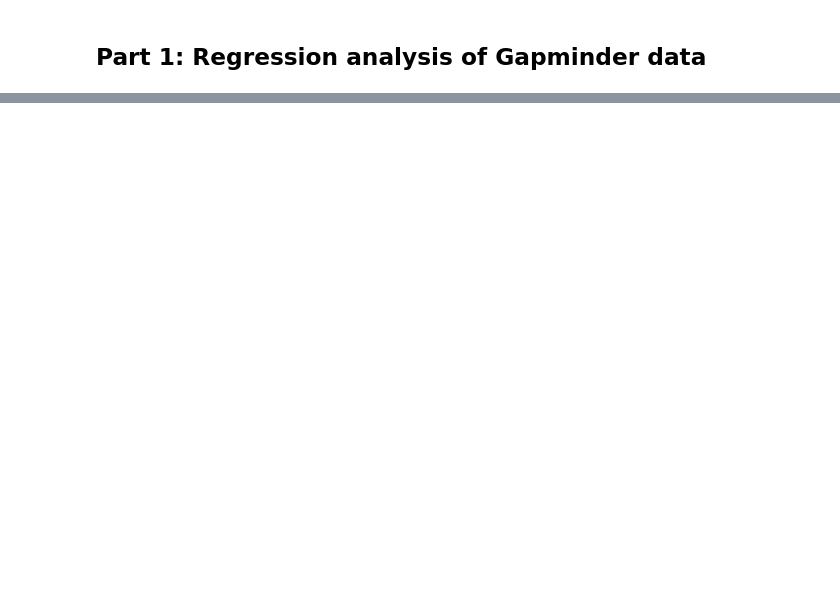
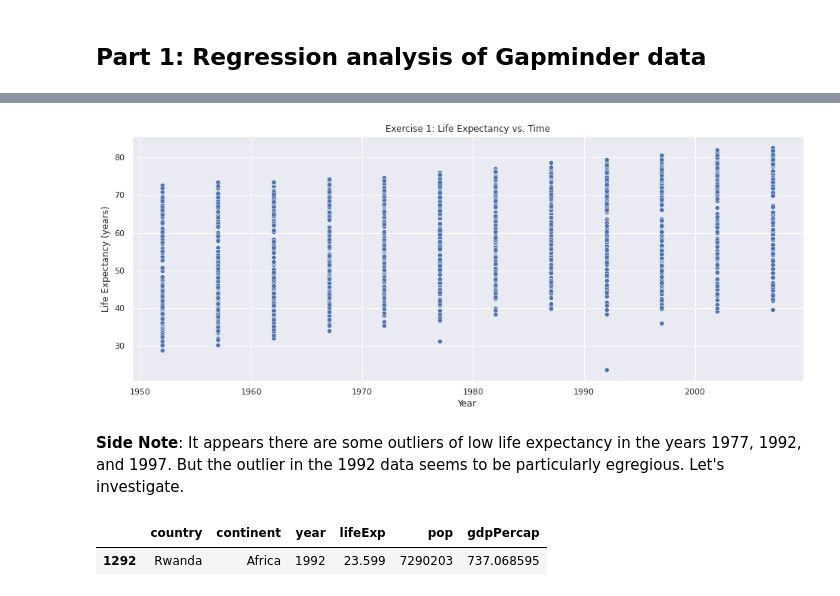
Before and after one commit to jerrycatron/spring2021, a Jupyter notebook: project3/Project 3 Assignment.ipynb, the cells around one changed output, grey strips where cells are left out. Drawn from its saved outputs; the diff is of its cells as text; code cells hidden in the pictures; blank space fills up the shorter version.

```diff
--- a/project3/Project 3 Assignment.ipynb
+++ b/project3/Project 3 Assignment.ipynb
@@ -26,0 +36,3 @@ IndentationError: unexpected indent (<ipython-input-2-b73c88406801>, line 2)
+# %%
+data = pd.read_csv("gapminder.tsv", sep='\t') # Parsing the .tsv file into a pandas DataFrame
+data.info()
@@ -28,0 +95,20 @@ IndentationError: unexpected indent (<ipython-input-2-b73c88406801>, line 2)
+# %%
+sns.set_theme() # Changes default theme from Matplotlib to Seaborn
+# %%
+# Matplotlib formatting tweaks
+plt.figure(figsize=(16,6)) # Increases size of the plot
+plt.title('Exercise 1: Life Expectancy vs. Time')
+plt.xlabel('Year')
+plt.ylabel('Life Expectancy (years)')
+
+# Plotting using Seaborn
+sns.scatterplot(data=data, x='year', y='lifeExp');
+# %% [output]
+[figure, added]
+# %% [markdown]
+**Side Note**: It appears there are some outliers of low life expectancy in the years 1977, 1992, and 1997. But the outlier in the 1992 data seems to be particularly egregious. Let's investigate.
+# %%
+data.loc[data.lifeExp == data.lifeExp.min()]
+# %% [output]
+|  | country | continent | year | lifeExp | pop | gdpPercap |
+| 1292 | Rwanda | Africa | 1992 | 23.599 | 7290203 | 737.068595 |
```
Also changed, not shown: parts of 42 cells of this notebook, 5 other files.
